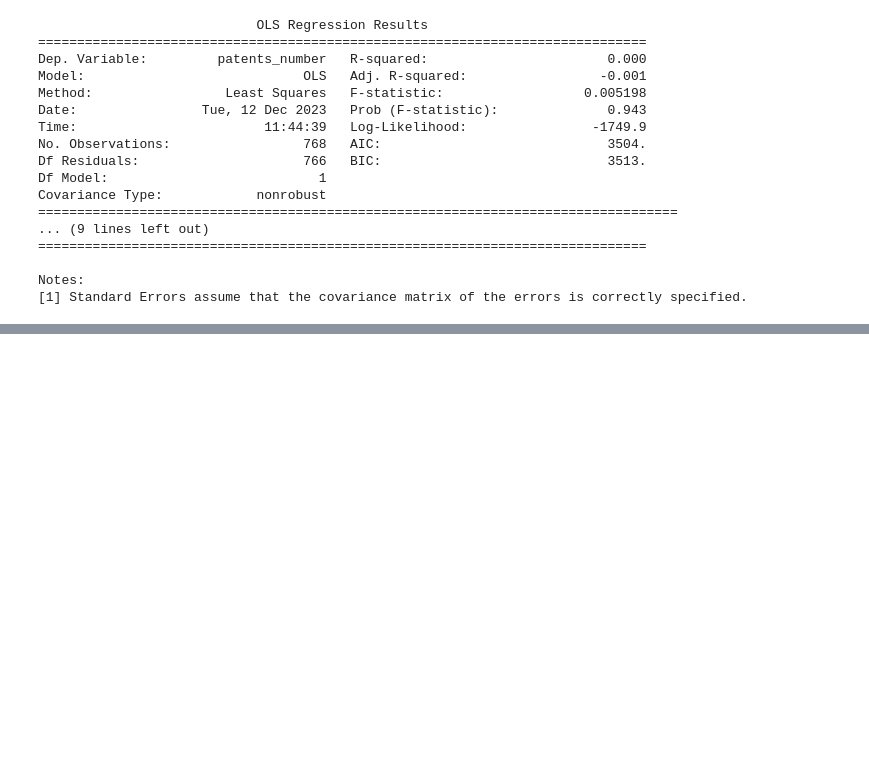
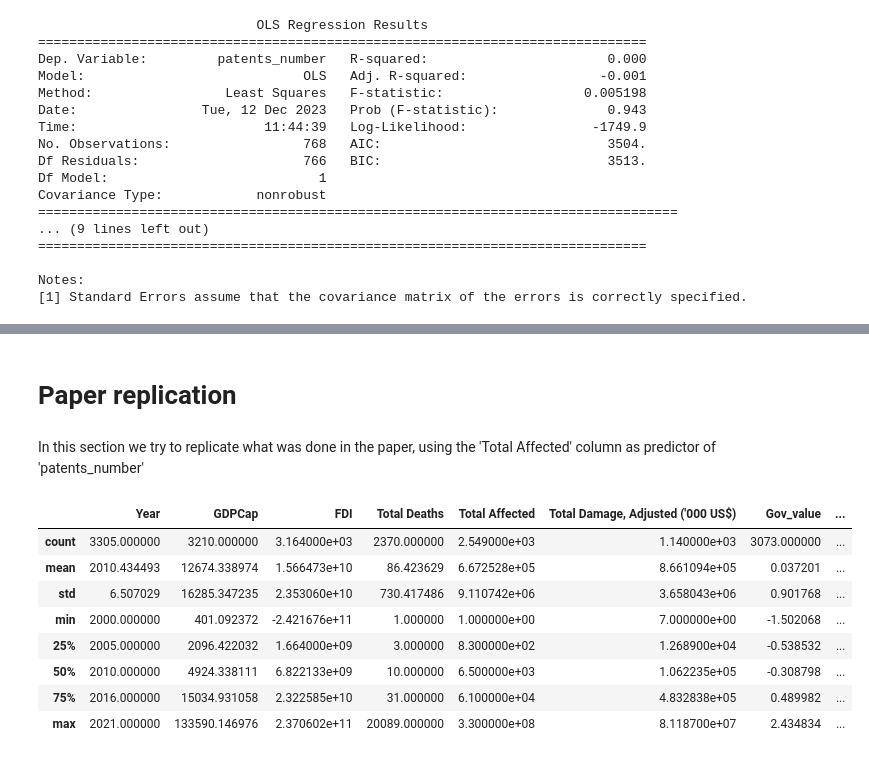
Before and after one commit to igordall/green-patents, a Jupyter notebook: Elephant_V2.ipynb, the cells around one changed output, grey strips where cells are left out. Cells and saved outputs as stored; diff of their text form; code cells hidden in the pictures; blank space fills up the shorter version.

Commit message:
paper expansion

```diff
--- a/Elephant_V2.ipynb
+++ b/Elephant_V2.ipynb
@@ -1106,6 +1110,7 @@ merged_nodup
 # %%
 # create dummy variable to separate human-related events
 merged_nodup['dummy_event'] = merged_nodup['Disaster Type'].apply(lambda x: 0 if x in ['storm', 'flood', 'drought', 'extreme temperature', 'glacial lake outburst flood'] else 1)
+merged_nodup.Country = merged_nodup.Country.astype('string')
 # %% [output]
 A value is trying to be set on a copy of a slice from a DataFrame.
 Try using .loc[row_indexer,col_indexer] = value instead
@@ -1781,3 +1764,21 @@ Notes:
 # display(corr_human_below)
 # print()
 # display(corr_human_above)
+# %% [markdown]
+# Paper replication
+# %% [markdown]
+In this section we try to replicate what was done in the paper, using the 'Total Affected' column as predictor of 'patents_number'
+# %%
+'drought, extreme temperature, flood, and storm.'
+paper_df = merged_nodup[merged_nodup['Disaster Type'].isin(['drought', 'extreme temperature', 'flood', 'storm'])]
+paper_df.describe()
+# %% [output]
+|  | Year | GDPCap | FDI | Total Deaths | Total Affected | Total Damage, Adjusted ('000 US$) | Gov_value | ... |
+| count | 3305.000000 | 3210.000000 | 3.164000e+03 | 2370.000000 | 2.549000e+03 | 1.140000e+03 | 3073.000000 | ... |
+| mean | 2010.434493 | 12674.338974 | 1.566473e+10 | 86.423629 | 6.672528e+05 | 8.661094e+05 | 0.037201 | ... |
+| std | 6.507029 | 16285.347235 | 2.353060e+10 | 730.417486 | 9.110742e+06 | 3.658043e+06 | 0.901768 | ... |
+| min | 2000.000000 | 401.092372 | -2.421676e+11 | 1.000000 | 1.000000e+00 | 7.000000e+00 | -1.502068 | ... |
+| 25% | 2005.000000 | 2096.422032 | 1.664000e+09 | 3.000000 | 8.300000e+02 | 1.268900e+04 | -0.538532 | ... |
+| 50% | 2010.000000 | 4924.338111 | 6.822133e+09 | 10.000000 | 6.500000e+03 | 1.062235e+05 | -0.308798 | ... |
+| 75% | 2016.000000 | 15034.931058 | 2.322585e+10 | 31.000000 | 6.100000e+04 | 4.832838e+05 | 0.489982 | ... |
+| max | 2021.000000 | 133590.146976 | 2.370602e+11 | 20089.000000 | 3.300000e+08 | 8.118700e+07 | 2.434834 | ... |
```
Also changed, not shown: parts of 37 cells of this notebook.
